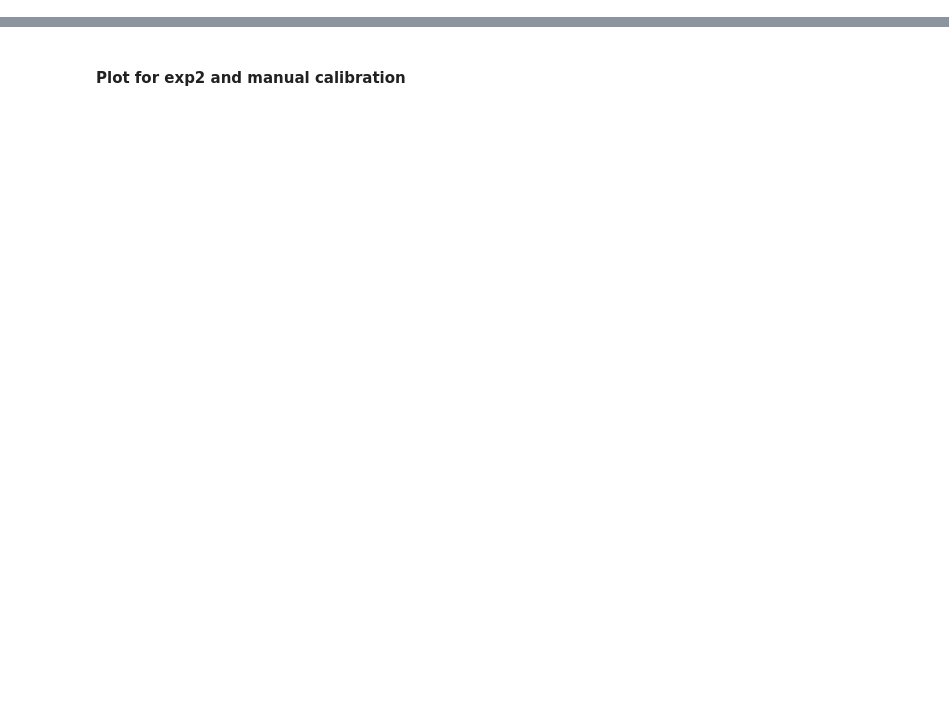
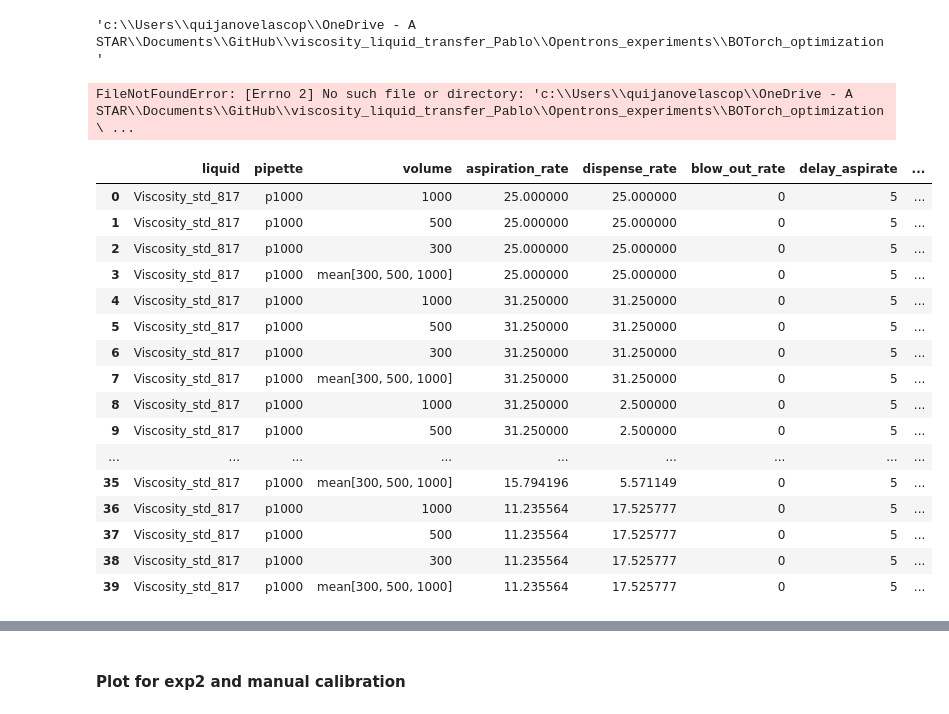
Before and after one commit to Quijanove/viscosity_liquid_transfer_Pablo, a Jupyter notebook: Opentrons_experiments/BOTorch_optimization/plot_presentation_Opentrons.ipynb, the cells around one changed output, grey strips where cells are left out. Saved outputs shown, nothing was run; the diff lists cells and outputs as text; code cells hidden in the pictures; blank space fills up the shorter version.

```diff
--- a/Opentrons_experiments/BOTorch_optimization/plot_presentation_Opentrons.ipynb
+++ b/Opentrons_experiments/BOTorch_optimization/plot_presentation_Opentrons.ipynb
@@ -21,7 +21,67 @@ plt.rc('figure', titlesize=BIGGER_SIZE)  # fontsize of the figure title
 # %%
 # Importing files
 REPO = 'viscosity_liquid_transfer_Pablo'
-folder = os.getcwd().split(REPO)[0]+REPO+r'\Sartorious_experiments'
-std = '204'
+folder = os.getcwd().split(REPO)[0]+REPO+r'\Opentrons_experiments\BOTorch_optimization'
+std = '817'
+no = '3'
+folder
+# %% [output]
+'c:\\Users\\quijanovelascop\\OneDrive - A STAR\\Documents\\GitHub\\viscosity_liquid_transfer_Pablo\\Opentrons_experiments\\BOTorch_optimization'
+# %%
+#Load dataframe
+df_exp2 = pd.read_csv(folder+r'\VS_code_csv\Best\Viscosity_std_'+std+'_exp2.csv')
+
+#Calculate iterations
+counter =1
+for i in range(0,len(df_exp2)+1,3):
+    if len(df_exp2.loc[i:i+2,'volume'].drop_duplicates())==1:
+        df_exp2.loc[i,'iteration']=counter
+        counter+=1
+        df_exp2.loc[i+1,'iteration']=counter
+        counter+=1
+        df_exp2.loc[i+2,'iteration']=counter
+        counter+=1
+    else:
+        df_exp2.loc[i:i+2,'iteration']=counter
+        counter+=1
+# %% [output]
+FileNotFoundError: [Errno 2] No such file or directory: 'c:\\Users\\quijanovelascop\\OneDrive - A STAR\\Documents\\GitHub\\viscosity_liquid_transfer_Pablo\\Opentrons_experiments\\BOTorch_optimization\ ...
+# %%
+#Load data frame
+df_exp3 = pd.read_csv(folder+r'\VS_code_csv\Best\Viscosity_std_'+std+'_exp3.csv')
+
+#Calculate iteration number
+counter =1
+for row in df_exp3.drop_duplicates(['aspiration_rate','dispense_rate']).iterrows():
+    df_repeat = df_exp3.loc[:,['aspiration_rate','dispense_rate']]== row[1].loc[['aspiration_rate','dispense_rate']]
+    index = df_repeat.where(df_repeat.sum(axis=1)==2).dropna().index
+    df_exp3.loc[index,'iteration']=counter
+    counter+=1
+
+#Edit volumes to be all the same
+volumes = ['1000.0','500.0','300.0']
+for volume in volumes:
+    index = df_exp3.where(df_exp3.volume==volume).dropna(how='all').index
+    df_exp3.loc[index,'volume'] = volume[:-2]
+
+df_exp3
+# %% [output]
+|  | liquid | pipette | volume | aspiration_rate | dispense_rate | blow_out_rate | delay_aspirate | ... |
+| 0 | Viscosity_std_817 | p1000 | 1000 | 25.000000 | 25.000000 | 0 | 5 | ... |
+| 1 | Viscosity_std_817 | p1000 | 500 | 25.000000 | 25.000000 | 0 | 5 | ... |
+| 2 | Viscosity_std_817 | p1000 | 300 | 25.000000 | 25.000000 | 0 | 5 | ... |
+| 3 | Viscosity_std_817 | p1000 | mean[300, 500, 1000] | 25.000000 | 25.000000 | 0 | 5 | ... |
+| 4 | Viscosity_std_817 | p1000 | 1000 | 31.250000 | 31.250000 | 0 | 5 | ... |
+| 5 | Viscosity_std_817 | p1000 | 500 | 31.250000 | 31.250000 | 0 | 5 | ... |
+| 6 | Viscosity_std_817 | p1000 | 300 | 31.250000 | 31.250000 | 0 | 5 | ... |
+| 7 | Viscosity_std_817 | p1000 | mean[300, 500, 1000] | 31.250000 | 31.250000 | 0 | 5 | ... |
+| 8 | Viscosity_std_817 | p1000 | 1000 | 31.250000 | 2.500000 | 0 | 5 | ... |
+| 9 | Viscosity_std_817 | p1000 | 500 | 31.250000 | 2.500000 | 0 | 5 | ... |
+| ... | ... | ... | ... | ... | ... | ... | ... | ... |
+| 35 | Viscosity_std_817 | p1000 | mean[300, 500, 1000] | 15.794196 | 5.571149 | 0 | 5 | ... |
+| 36 | Viscosity_std_817 | p1000 | 1000 | 11.235564 | 17.525777 | 0 | 5 | ... |
+| 37 | Viscosity_std_817 | p1000 | 500 | 11.235564 | 17.525777 | 0 | 5 | ... |
+| 38 | Viscosity_std_817 | p1000 | 300 | 11.235564 | 17.525777 | 0 | 5 | ... |
+| 39 | Viscosity_std_817 | p1000 | mean[300, 500, 1000] | 11.235564 | 17.525777 | 0 | 5 | ... |
 # %%
 #Load data frame
```
Also changed, not shown: parts of 6 cells of this notebook.
